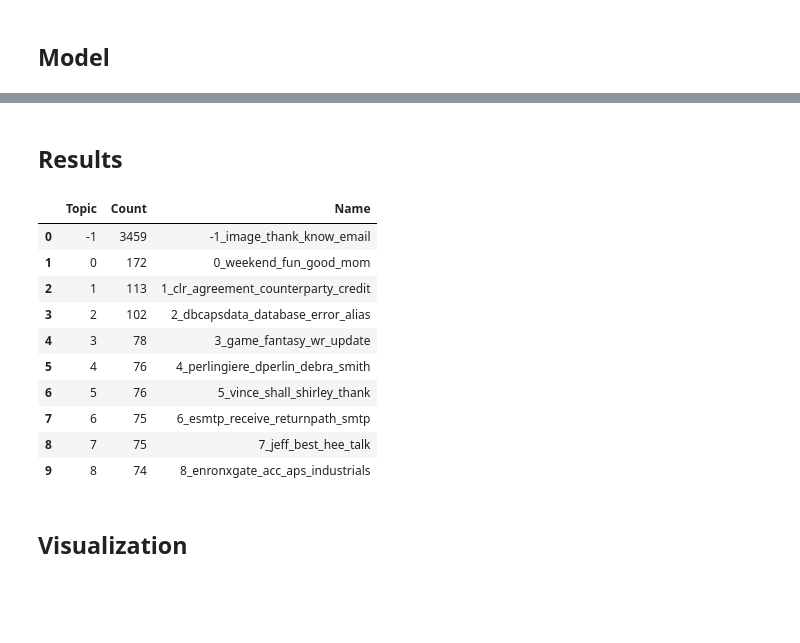
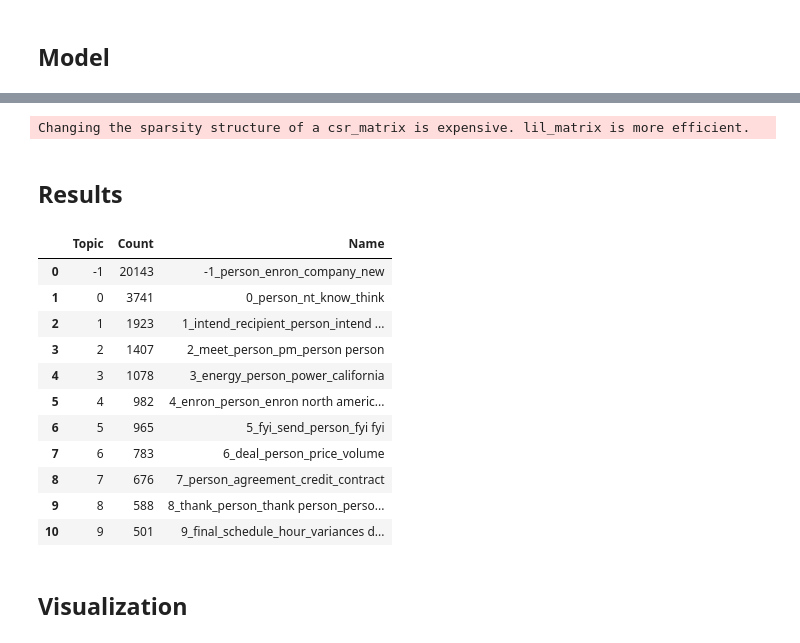
Before and after one commit to UlisesHdzG/Hierarchical-topic-modeling-on-financial-docs, a Jupyter notebook: BERTopic-fine tunning.ipynb, the cells around one changed output, grey strips where cells are left out. Drawn from its saved outputs; the diff is of its cells as text; code cells hidden in the pictures; blank space fills up the shorter version.

Commit message:
Contains the models for presentation 1024
Contains the parameters used for the 6 models using different n_grams and sentence transformers.

```diff
--- a/BERTopic-fine tunning.ipynb
+++ b/BERTopic-fine tunning.ipynb
@@ -110,3 +233,0 @@ def create_model(transformer,topwords,n_gram,min_top, nn, min_cluster):
-# %%
-model=create_model(s_transf[0],top_n_words[0],ngram_r[0],min_topic_s[0],10,min_cl_s[0])
-model
@@ -114,0 +249,32 @@ model
+# %%
+def create_model(topwords,n_gram,min_top, nn, min_cluster):
+
+    # ngrams
+    vectorizer_model = CountVectorizer(ngram_range=n_gram, stop_words="english")
+
+    # UMAP: dimensionality reduction
+    umap_model = UMAP(n_neighbors=nn, min_dist=0.0, metric='cosine', random_state=42)
+
+    # HDBSCAN: clustering
+    hdbscan_model = HDBSCAN(min_cluster_size=min_cluster, metric='euclidean',
+                            cluster_selection_method='eom', prediction_data=True, min_samples=5)
+
+    cluster_model = KMeans(n_clusters=min_top)
+
+    # BERTopic
+    model = BERTopic(
+        top_n_words=topwords,
+        #min_topic_size=min_top,
+        nr_topics=min_top,
+        vectorizer_model=vectorizer_model,
+        language='english', calculate_probabilities=True,
+        #embedding_model=sentence_model,
+        verbose=True,
+        umap_model=umap_model,
+        hdbscan_model=hdbscan_model,
+    )
+
+    return model
+# %%
+model=create_model(20,ngram_r[2],min_topic_s[0],10,min_cl_s[0])
+model
@@ -115,5 +283,5 @@ model
 # %%
 %%time
 with tf.device('/GPU:0'):
-    topics, probs = model.fit_transform(text)
+    topics, probs = model.fit_transform(text,embeddings)
 # %% [output]
@@ -124,0 +293,8 @@ Wall time: 3min 7s
+# %%
+# save the model
+aux=[s_transf[1],20,ngram_r[2],min_topic_s[0],10,min_cl_s[0]]
+aux=[str(x) for x in aux]
+model.save("_".join(aux))
+#model=BERTopic.load("_".join(aux))
+# %% [output]
+Changing the sparsity structure of a csr_matrix is expensive. lil_matrix is more efficient.
@@ -125,17 +304,18 @@ Wall time: 3min 7s
 # %% [markdown]
 ## Results
-# %%
-freq = model.get_topic_info()
-freq.head(10)
-# %% [output]
-|  | Topic | Count | Name |
-| 0 | -1 | 3459 | -1_image_thank_know_email |
-| 1 | 0 | 172 | 0_weekend_fun_good_mom |
-| 2 | 1 | 113 | 1_clr_agreement_counterparty_credit |
-| 3 | 2 | 102 | 2_dbcapsdata_database_error_alias |
-| 4 | 3 | 78 | 3_game_fantasy_wr_update |
-| 5 | 4 | 76 | 4_perlingiere_dperlin_debra_smith |
-| 6 | 5 | 76 | 5_vince_shall_shirley_thank |
-| 7 | 6 | 75 | 6_esmtp_receive_returnpath_smtp |
-| 8 | 7 | 75 | 7_jeff_best_hee_talk |
-| 9 | 8 | 74 | 8_enronxgate_acc_aps_industrials |
+# %%
+freq = model.get_topic_info()
+freq.head(11)
+# %% [output]
+|  | Topic | Count | Name |
+| 0 | -1 | 20143 | -1_person_enron_company_new |
+| 1 | 0 | 3741 | 0_person_nt_know_think |
+| 2 | 1 | 1923 | 1_intend_recipient_person_intend ... |
+| 3 | 2 | 1407 | 2_meet_person_pm_person person |
+| 4 | 3 | 1078 | 3_energy_person_power_california |
+| 5 | 4 | 982 | 4_enron_person_enron north americ... |
+| 6 | 5 | 965 | 5_fyi_send_person_fyi fyi |
+| 7 | 6 | 783 | 6_deal_person_price_volume |
+| 8 | 7 | 676 | 7_person_agreement_credit_contract |
+| 9 | 8 | 588 | 8_thank_person_thank person_perso... |
+| 10 | 9 | 501 | 9_final_schedule_hour_variances d... |
```
Also changed, not shown: parts of 35 cells of this notebook.
